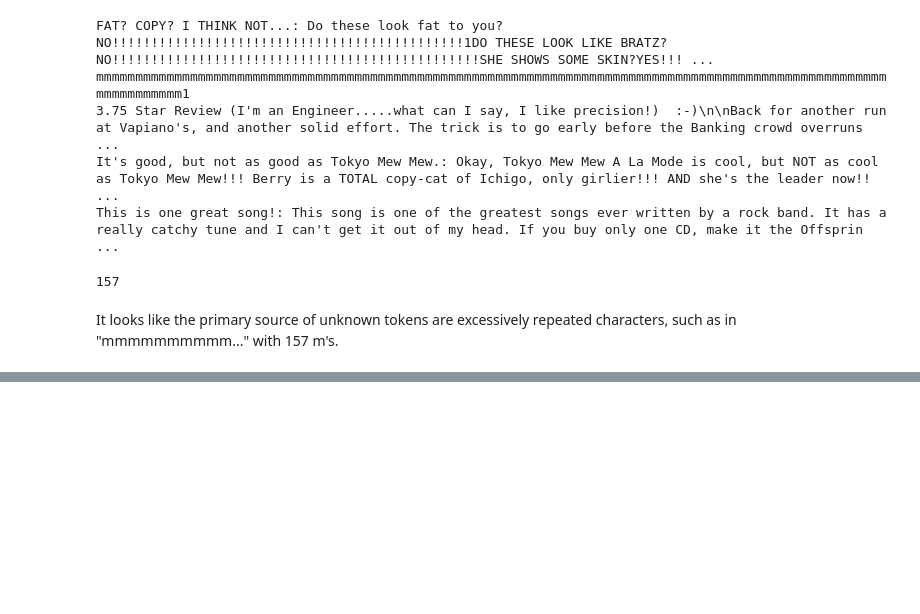
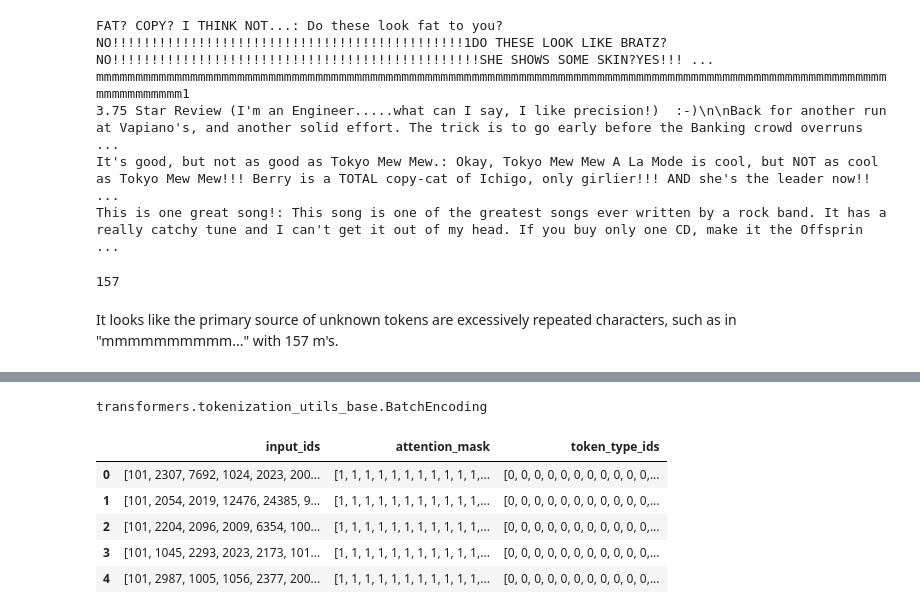
Before and after one commit to MsEM11/BERT_Sentiment, a Jupyter notebook: Notebooks/2_Preprocessing.ipynb, the cells around one changed output, grey strips where cells are left out. Drawn from its saved outputs; the diff is of its cells as text; code cells hidden in the pictures; blank space fills up the shorter version.

Commit message:
Created dataframe of tokenized X_test

```diff
--- a/Notebooks/2_Preprocessing.ipynb
+++ b/Notebooks/2_Preprocessing.ipynb
@@ -111,0 +95,18 @@ tokenizer.decode(train_inputs['input_ids'][0])
+# %%
+type(test_inputs)
+# %% [output]
+transformers.tokenization_utils_base.BatchEncoding
+# %%
+test_input_ddf = dd.from_dict({'input_ids': test_inputs['input_ids'],
+                               'attention_mask': test_inputs['attention_mask'],
+                               'token_type_ids': test_inputs['token_type_ids']},
+                              npartitions=10)
+# %%
+test_input_ddf.head(5)
+# %% [output]
+|  | input_ids | attention_mask | token_type_ids |
+| 0 | [101, 2307, 7692, 1024, 2023, 200... | [1, 1, 1, 1, 1, 1, 1, 1, 1, 1, 1,... | [0, 0, 0, 0, 0, 0, 0, 0, 0, 0, 0,... |
+| 1 | [101, 2054, 2019, 12476, 24385, 9... | [1, 1, 1, 1, 1, 1, 1, 1, 1, 1, 1,... | [0, 0, 0, 0, 0, 0, 0, 0, 0, 0, 0,... |
+| 2 | [101, 2204, 2096, 2009, 6354, 100... | [1, 1, 1, 1, 1, 1, 1, 1, 1, 1, 1,... | [0, 0, 0, 0, 0, 0, 0, 0, 0, 0, 0,... |
+| 3 | [101, 1045, 2293, 2023, 2173, 101... | [1, 1, 1, 1, 1, 1, 1, 1, 1, 1, 1,... | [0, 0, 0, 0, 0, 0, 0, 0, 0, 0, 0,... |
+| 4 | [101, 2987, 1005, 1056, 2377, 200... | [1, 1, 1, 1, 1, 1, 1, 1, 1, 1, 1,... | [0, 0, 0, 0, 0, 0, 0, 0, 0, 0, 0,... |
```
Also changed, not shown: parts of 8 cells of this notebook.
